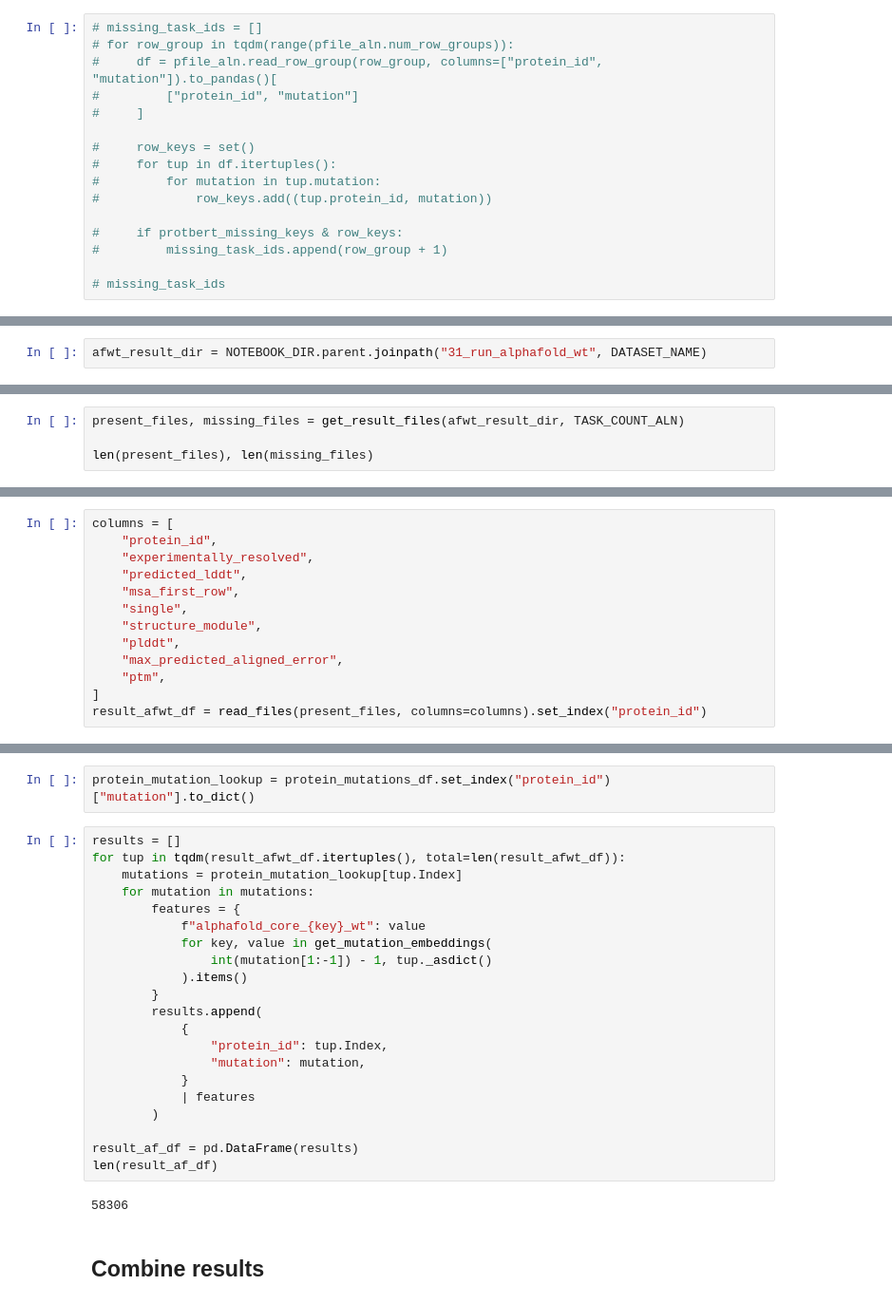
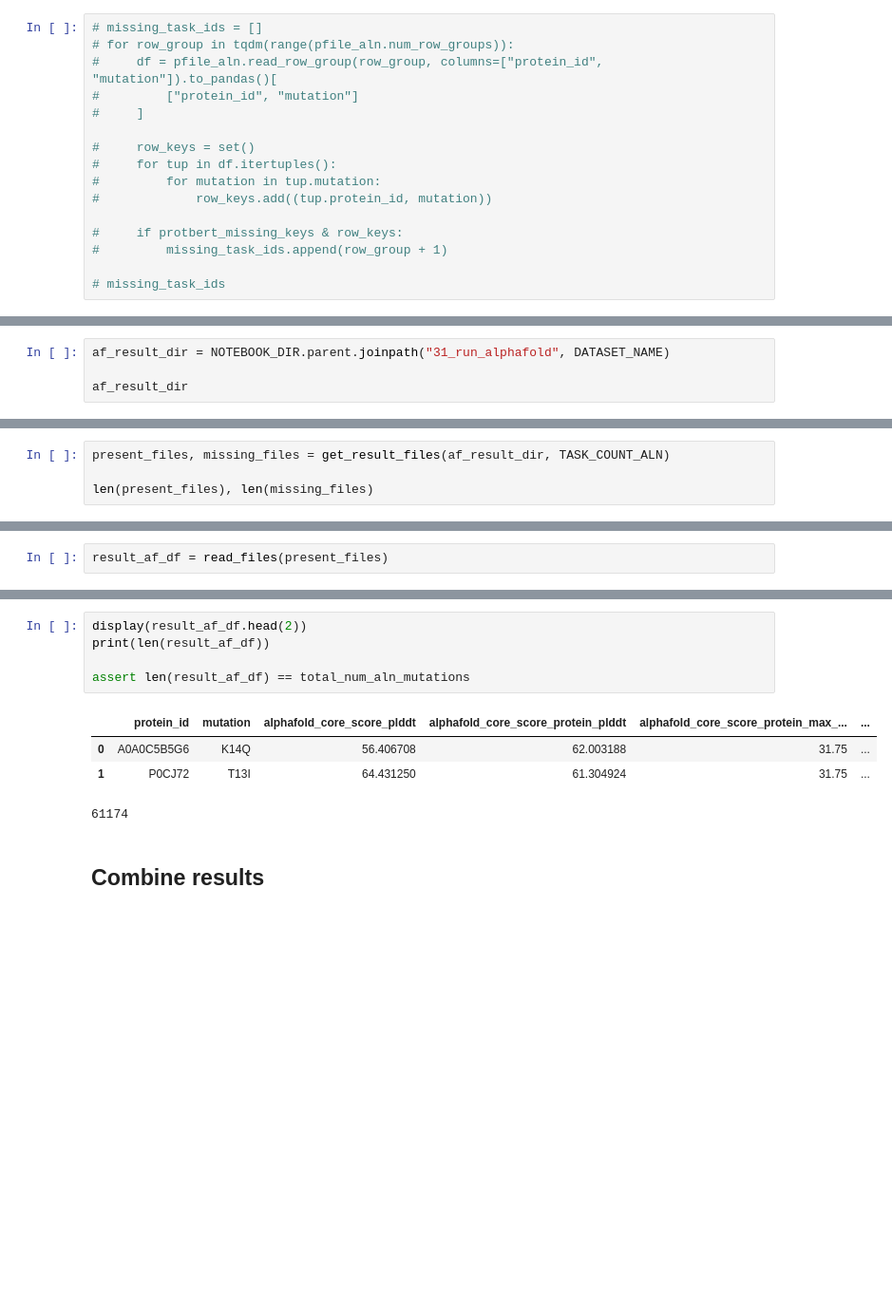
Before and after one commit to elaspic/cagi6-submission, a Jupyter notebook: notebooks/37_humsavar_combine_results.ipynb, the cells around one changed output, grey strips where cells are left out. Shown at 95% size. Saved outputs shown, nothing was run; the diff lists cells and outputs as text; blank space fills up the shorter version.

Commit message:
Update combined results

```diff
--- a/notebooks/37_humsavar_combine_results.ipynb
+++ b/notebooks/37_humsavar_combine_results.ipynb
@@ -297,2 +315,4 @@ assert len(result_msa_df) == total_num_aln_mutations
 # %%
-afwt_result_dir = NOTEBOOK_DIR.parent.joinpath("31_run_alphafold_wt", DATASET_NAME)
+af_result_dir = NOTEBOOK_DIR.parent.joinpath("31_run_alphafold", DATASET_NAME)
+
+af_result_dir
@@ -299,5 +321,5 @@ afwt_result_dir = NOTEBOOK_DIR.parent.joinpath("31_run_alphafold_wt", DATASET_NA
 # %%
-present_files, missing_files = get_result_files(afwt_result_dir, TASK_COUNT_ALN)
+present_files, missing_files = get_result_files(af_result_dir, TASK_COUNT_ALN)
 
 len(present_files), len(missing_files)
 # %% [output]
@@ -307,13 +327,2 @@ protein_mutations_df = pq.read_table(DATASET_ALN_PATH, columns=["protein_id", "m
 # %%
-columns = [
-    "protein_id",
-    "experimentally_resolved",
-    "predicted_lddt",
-    "msa_first_row",
-    "single",
-    "structure_module",
-    "plddt",
-    "max_predicted_aligned_error",
-    "ptm",
-]
-result_afwt_df = read_files(present_files, columns=columns).set_index("protein_id")
+result_af_df = read_files(present_files)
@@ -378,28 +329,13 @@ def get_mutation_embeddings(idx, predictions):
-# %%
-protein_mutation_lookup = protein_mutations_df.set_index("protein_id")["mutation"].to_dict()
-# %%
-results = []
-for tup in tqdm(result_afwt_df.itertuples(), total=len(result_afwt_df)):
-    mutations = protein_mutation_lookup[tup.Index]
-    for mutation in mutations:
-        features = {
-            f"alphafold_core_{key}_wt": value
-            for key, value in get_mutation_embeddings(
-                int(mutation[1:-1]) - 1, tup._asdict()
-            ).items()
-        }
-        results.append(
-            {
-                "protein_id": tup.Index,
-                "mutation": mutation,
-            }
-            | features
-        )
-
-result_af_df = pd.DataFrame(results)
-len(result_af_df)
-# %% [output]
-58306
+# %%
+display(result_af_df.head(2))
+print(len(result_af_df))
+
+assert len(result_af_df) == total_num_aln_mutations
+# %% [output]
+|  | protein_id | mutation | alphafold_core_score_plddt | alphafold_core_score_protein_plddt | alphafold_core_score_protein_max_... | ... |
+| 0 | A0A0C5B5G6 | K14Q | 56.406708 | 62.003188 | 31.75 | ... |
+| 1 | P0CJ72 | T13I | 64.431250 | 61.304924 | 31.75 | ... |
+61174
 # %% [markdown]
 ## Combine results
 # %%
```
Also changed, not shown: parts of 17 cells of this notebook, 3 other files.
